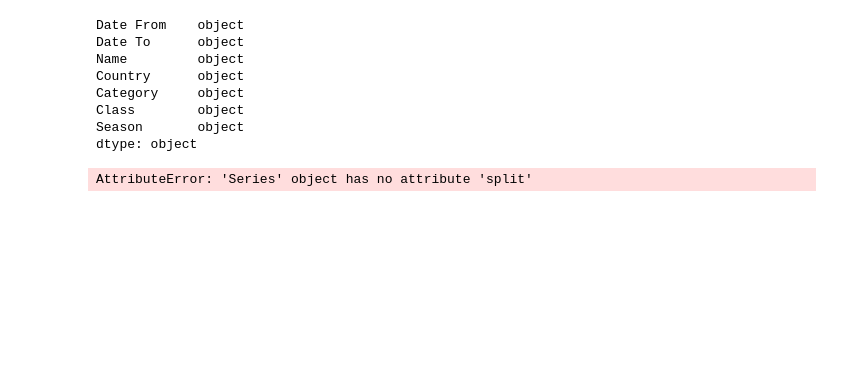
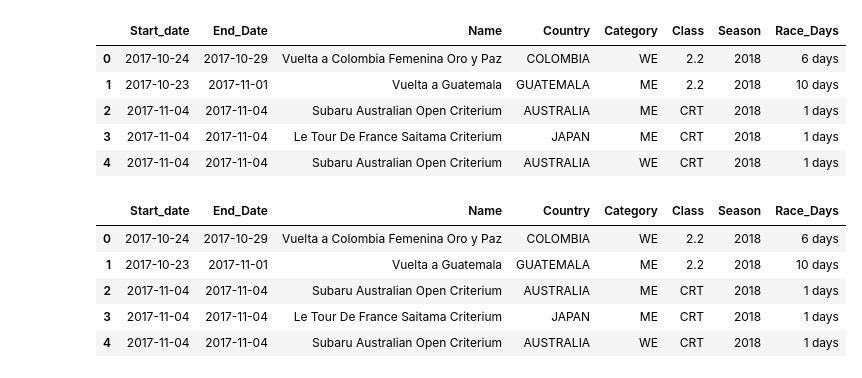
Before and after one commit to lweislo/cycling-project, a Jupyter notebook: UCI-Calendars.ipynb, the cells around one changed output. Saved outputs shown, nothing was run; the diff lists cells and outputs as text; code cells hidden in the pictures; blank space fills up the shorter version.

```diff
--- a/UCI-Calendars.ipynb
+++ b/UCI-Calendars.ipynb
@@ -88,3 +86,14 @@ all_data.head()
+# %%
+all_data['Race_Days'] = ((all_data['End_Date'] + pd.DateOffset(days=1)) - all_data['Start_date'])
+
+all_data.head()
+# %% [output]
+|  | Start_date | End_Date | Name | Country | Category | Class | Season | Race_Days |
+| 0 | 2017-10-24 | 2017-10-29 | Vuelta a Colombia Femenina Oro y Paz | COLOMBIA | WE | 2.2 | 2018 | 6 days |
+| 1 | 2017-10-23 | 2017-11-01 | Vuelta a Guatemala | GUATEMALA | ME | 2.2 | 2018 | 10 days |
+| 2 | 2017-11-04 | 2017-11-04 | Subaru Australian Open Criterium | AUSTRALIA | ME | CRT | 2018 | 1 days |
+| 3 | 2017-11-04 | 2017-11-04 | Le Tour De France Saitama Criterium | JAPAN | ME | CRT | 2018 | 1 days |
+| 4 | 2017-11-04 | 2017-11-04 | Subaru Australian Open Criterium | AUSTRALIA | WE | CRT | 2018 | 1 days |
 # %%
 for x in ['CC', 'CM', 'CN']:
     row = (all_data.loc[all_data['Class'] == x]).sort_values(by='Season', ascending=0).iloc[0]
@@ -92,17 +101,14 @@ label = row.name
 non_championships_df = all_data.drop(label)
 
 non_championships_df.reset_index
-#non_championships_df.head()
-non_championships_df.dtypes
+non_championships_df.head()
 # %% [output]
-Date From    object
-Date To      object
-Name         object
-Country      object
-Category     object
-Class        object
-Season       object
-dtype: object
+|  | Start_date | End_Date | Name | Country | Category | Class | Season | Race_Days |
+| 0 | 2017-10-24 | 2017-10-29 | Vuelta a Colombia Femenina Oro y Paz | COLOMBIA | WE | 2.2 | 2018 | 6 days |
+| 1 | 2017-10-23 | 2017-11-01 | Vuelta a Guatemala | GUATEMALA | ME | 2.2 | 2018 | 10 days |
+| 2 | 2017-11-04 | 2017-11-04 | Subaru Australian Open Criterium | AUSTRALIA | ME | CRT | 2018 | 1 days |
+| 3 | 2017-11-04 | 2017-11-04 | Le Tour De France Saitama Criterium | JAPAN | ME | CRT | 2018 | 1 days |
+| 4 | 2017-11-04 | 2017-11-04 | Subaru Australian Open Criterium | AUSTRALIA | WE | CRT | 2018 | 1 days |
 # %%
 #You can extract the year from the start date, but UCI 'seasons' differ from calendar years
 # for Africa, Asia and Oceania circuits, so when outputting new calendars, add the year as _2XXX before .xlsx
@@ -114,15 +120,6 @@ dtype: object
 # all_data.to_excel(writer,'Sheet1')
 
 # writer.save()
-# %%
-all_data['Date From'] = all_data.iloc[:, 1]
-# all_data['Date To'].astype('datetime64')
-
-
-# all_data['Race Days'] = all_data['Date To'].astype('datetime64') - all_data['Date From'].astype('datetime64')
-all_data.head()
-# %% [output]
-AttributeError: 'Series' object has no attribute 'split'
 # %%
 #We need to make the dictionary of lists one big dictionary to add the Continents
 
```
Also changed, not shown: parts of 8 cells of this notebook.
